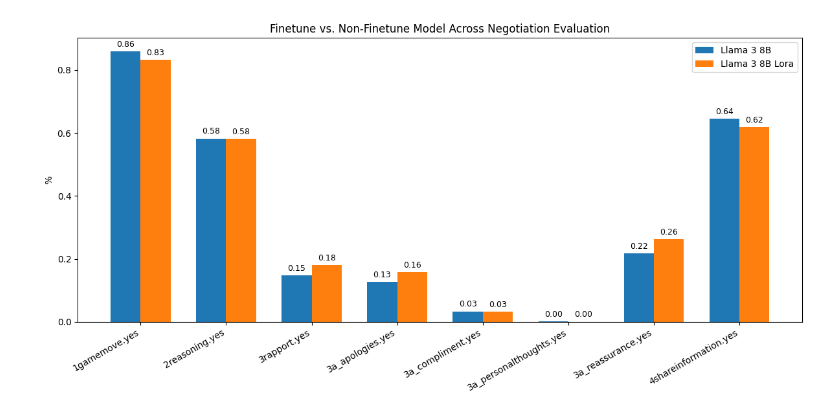
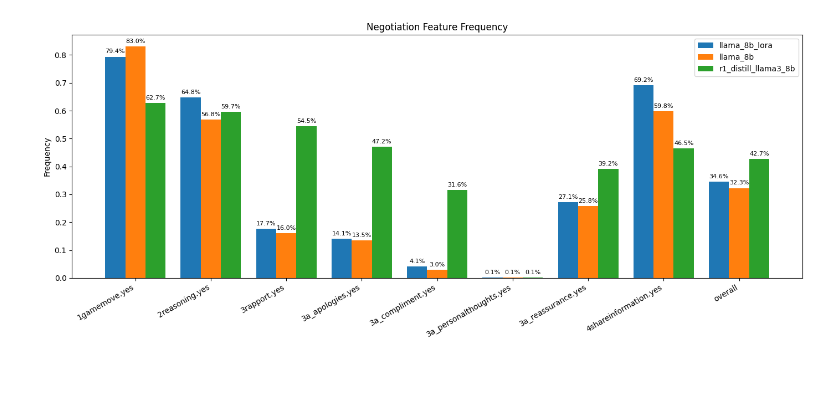
Before and after one commit to andyjliu/sotopia-diplomacy, a Jupyter notebook: llm_as_judge/llm_comparasion.ipynb, the cells around one changed output. Saved outputs shown, nothing was run; the diff lists cells and outputs as text; code cells hidden in the pictures; blank space fills up the shorter version.

```diff
--- a/llm_as_judge/llm_comparasion.ipynb
+++ b/llm_as_judge/llm_comparasion.ipynb
@@ -3,8 +0,0 @@ import json
-# %%
-import json
-
-with open('llama_8b_finetune_format_v2_qwen3_8b_judgement.jsonl', 'r') as f:
-    llama = [json.loads(line) for line in f]
-
-with open('llama_8b_sft_lora_finetune_format_v2_qwen3_8b_judgement.jsonl', 'r') as f:
-    llama_sft_lora = [json.loads(line) for line in f]
@@ -44,47 +85,74 @@ df_llama_sft_lora_common = df_llama_sft_lora.merge(common[['epi_pk', 'turn_idx']
 # %%
-# 画一个bar table, 比较llama 3 8b和llama 3 8b lora在8个features上1的比例
-
+# 计算不同models的negotiation features出现的频率，并画图
 import matplotlib.pyplot as plt
 import numpy as np
+import pandas as pd
+import re
 
 features = [
     '1gamemove.yes',
     '2reasoning.yes',
     '3rapport.yes',
     '3a_apologies.yes',
     '3a_compliment.yes',
     '3a_personalthoughts.yes',
     '3a_reassurance.yes',
     '4shareinformation.yes'
 ]
 
-# 计算每个feature中1的比例
-llama_ratios = [df_llama[feat].mean() for feat in features]
-llama_sft_lora_ratios = [df_llama_sft_lora[feat].mean() for feat in features]
+def clean_model_name(name):
+    # 去掉finetune及其后所有内容，包括前面的下划线
+    m = re.match(r"(.+?)(?:_finetune.*)?$", name)
+    if m:
+        return m.group(1)
+    return name
 
-x = np.arange(len(features))
-width = 0.35
+# 只保留不包含qwen的model
+filtered_model_feature_ratios = {}
 
-fig, ax = plt.subplots(figsize=(12, 6))
-rects1 = ax.bar(x - width/2, llama_ratios, width, label='Llama 3 8B')
-rects2 = ax.bar(x + width/2, llama_sft_lora_ratios, width, label='Llama 3 8B Lora')
+for model_name, data_list in v6_data_dict.items():
+    if not data_list:
+        continue
+    cleaned_name = clean_model_name(model_name)
+    if 'qwen' not in cleaned_name.lower():
+        df = pd.DataFrame(data_list)
+        for feat in features:
+            if feat not in df.columns:
+                df[feat] = 0
+        ratios = []
+        for feat in features:
+            ratios.append(df[feat].fillna(0).astype(int).mean())
+        # 计算overall: 该model所有features的平均
+        overall = np.mean(ratios)
+        ratios_with_overall = ratios + [overall]
+        filtered_model_feature_ratios[cleaned_name] = ratios_with_overall
 
-ax.set_ylabel('%')
-ax.set_title('Finetune vs. Non-Finetune Model Across Negotiation Evaluation')
+# 新的features list，最后加一个overall
+features_with_overall = features + ['overall']
+
+# 画图
+x = np.arange(len(features_with_overall))
+width = 0.8 / max(1, len(filtered_model_feature_ratios))  # 动态调整宽度
+
+fig, ax = plt.subplots(figsize=(14, 6))
+
+for idx, (model_name, ratios) in enumerate(filtered_model_feature_ratios.items()):
+    rects = ax.bar(x + (idx - len(filtered_model_feature_ratios)/2)*width + width/2, ratios, width, label=model_name)
+    # 在柱子上标注百分比
+    for rect in rects:
+        height = rect.get_height()
+        ax.annotate('{:.1f}%'.format(height * 100),
+                    xy=(rect.get_x() + rect.get_width() / 2, height),
+                    xytext=(0, 3),
+                    textcoords="offset points",
+                    ha='center', va='bottom', fontsize=8)
+
+ax.set_ylabel('Frequency')
+ax.set_title('Negotiation Feature Frequency')
 ax.set_xticks(x)
-ax.set_xticklabels(features, rotation=30, ha='right')
+ax.set_xticklabels(features_with_overall, rotation=30, ha='right')
 ax.legend()
-
-# 在柱子上标注比例
-for rect in rects1 + rects2:
-    height = rect.get_height()
-    ax.annotate('{:.2f}'.format(height),
-                xy=(rect.get_x() + rect.get_width() / 2, height),
-                xytext=(0, 3),  # 3 points vertical offset
-                textcoords="offset points",
-                ha='center', va='bottom', fontsize=9)
-
 plt.tight_layout()
 plt.show()
 # %% [output]
-[figure, old version]
+[figure, new version]
```
Also changed, not shown: parts of 6 cells of this notebook, 18 other files.
